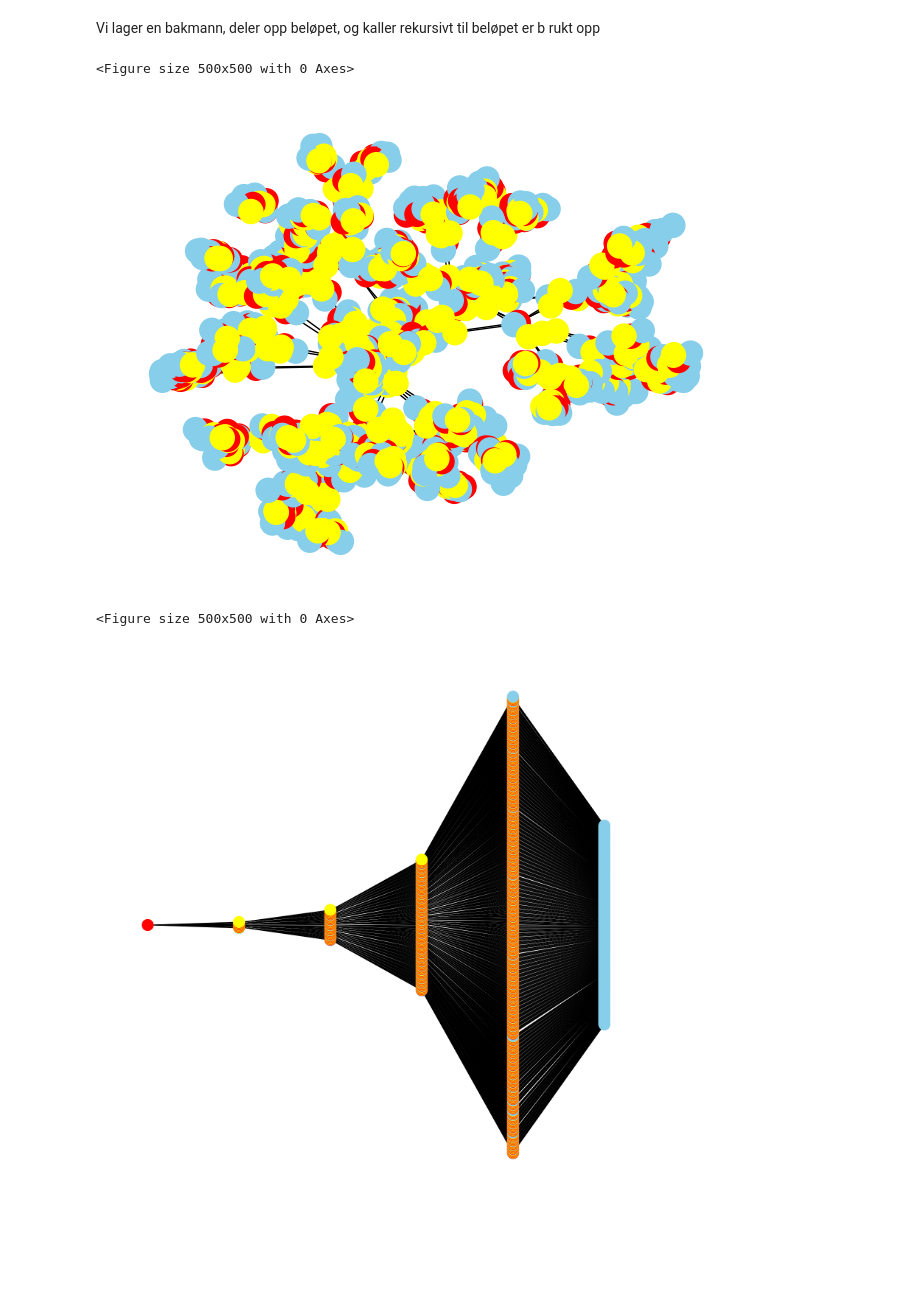
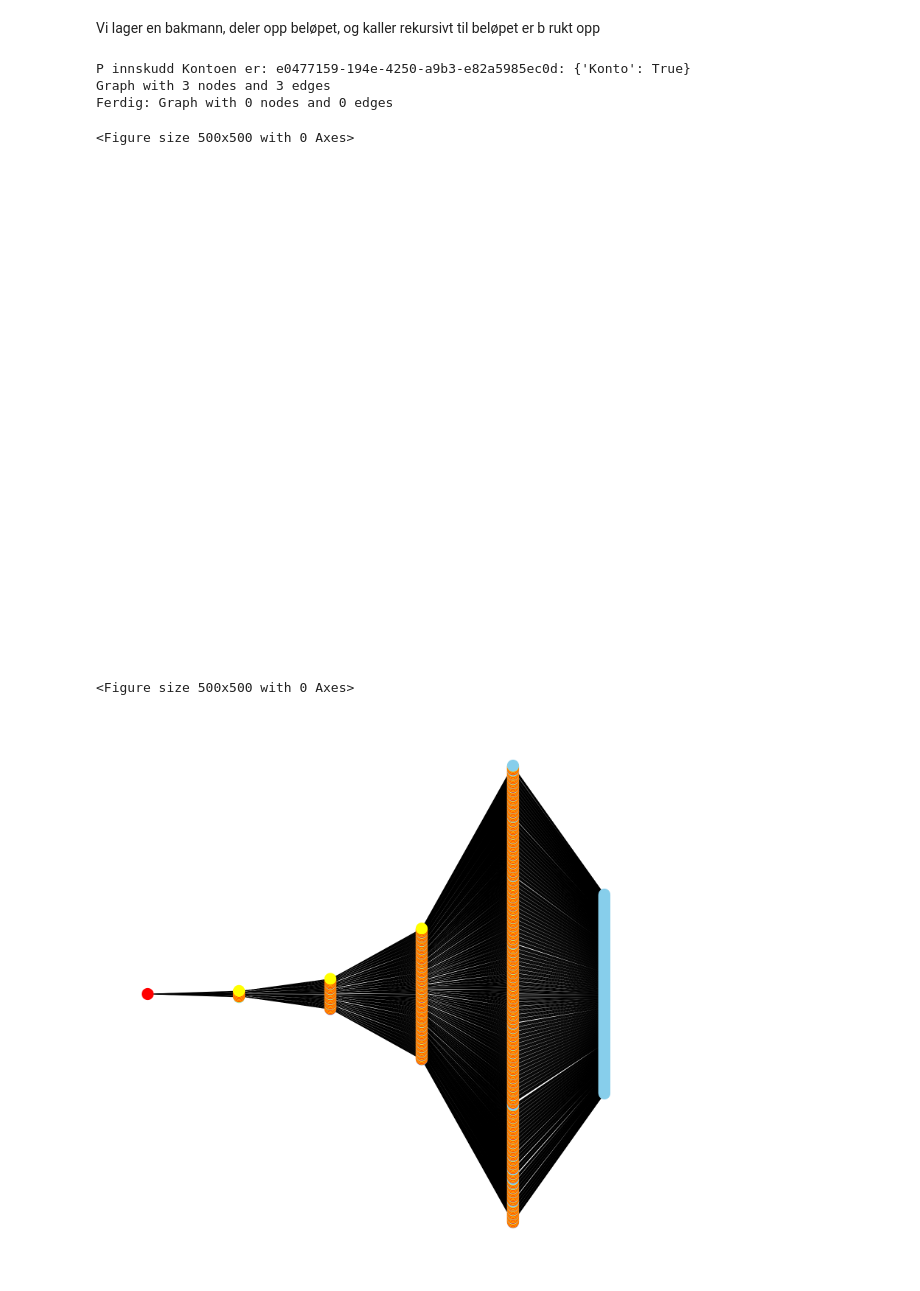
Before and after one commit to Tage-Politi/grafdag-2026, a Jupyter notebook: økonomisk.ipynb, the cells around one changed output. Drawn from its saved outputs; the diff is of its cells as text; code cells hidden in the pictures; blank space fills up the shorter version.

Commit message:
Ferdig med ny modell.

```diff
--- a/økonomisk.ipynb
+++ b/økonomisk.ipynb
@@ -140,21 +184,23 @@ def person_uttak(G, person, beløp, tidspunkt):
                Uttak = True,
                Beløp=beløp,
                Tidspunkt = tidspunkt.isoformat())
-    # Knytt transaksjonen til sendende konto
-    G.add_edge(kto, transId, Fra=True)
+    # Knytt transaksjonen til kontoen
+    G.add_edge(kto, transId, Uttak=True)
     # Knytt transaksjonen til eieren
     G.add_edge(transId, person, Uttak=True)
 
     return transId
 #
 # %%
-# En person setter inn penger på en konto
+# En person setter inn penger på sin konto
 def person_innskudd(G, person, beløp, tidspunkt):
+    assert person in G
+
     # Finn kontoen
     kto = None
     for u, v, attr in G.edges(person, data=True):
         if "Kontoeier" in attr:
-            # Dette er linken til kontoen
+            # Dette er kontoen
             kto = v
             break
         #
@@ -168,10 +214,10 @@ def person_innskudd(G, person, beløp, tidspunkt):
                Innskudd = True,
                Beløp=beløp,
                Tidspunkt = tidspunkt.isoformat())
-    # Knytt transaksjonen til sendende konto
-    G.add_edge(kto, transId, Fra=True)
+    # Knytt transaksjonen til mottakende konto
+    G.add_edge(kto, transId, Innskudd=True)
     # Knytt transaksjonen til eieren
-    G.add_edge(transId, person, Uttak=True)
+    G.add_edge(transId, person, Innskudd=True)
 
     return transId
 #
@@ -477,50 +502,46 @@ Vi lager en bakmann, deler opp beløpet, og kaller rekursivt til beløpet er b r
 # %%
 
 def lag_deling_av_utbyttet(G, beløp):
-
-    bakmann, bak_kto = lag_person_konto(G, "Bakmann")
-    # Hen setter inn penger
-    innskuddet = str(uuid.uuid4())
+    bakmann, b_uid, b_kto= lag_person_konto("Bakmann")
+    G = nx.compose(G, bakmann)
     nå = datetime.now()
-    G.add_node(innskuddet,
-               transaksjon = True,
-               innskuddet = True,
-               beløp = beløp,
-               tidspunkt = nå.isoformat())
-    G.add_edge(innskuddet, bak_kto, transaksjon=True)
-    G.add_edge(innskuddet, bakmann, transaksjon=True, innskudd=True)
+    person_innskudd(G, b_uid, beløp, nå)
     senere = nå + timedelta(hours=random.random())
-    del_utbyttet(G, bakmann, beløp, senere)
-    return bakmann
+    del_utbyttet(G, b_uid, beløp, senere)
 #
 # %%
+# Send inn en tom graf
 G = nx.Graph()
-bakmann = lag_deling_av_utbyttet(G, 1000000)
+lag_deling_av_utbyttet(G, 1000000)
+print(f"Ferdig: {G}")
 #pos = nx.spring_layout(G)  # Be nodene spre seg utover så godt de kan
 #nx.draw(G, with_labels=False, node_color=node_farge, node_size=300)
 #plt.figure(figsize=(5,5))
 
 # Tegne
 node_farge = []
 for n,d in G.nodes(data=True):
     if "person" in d:
         node_farge += ["red"]
     elif "konto" in d:
         node_farge += ["skyblue"]
     elif "transaksjon" in d:
         node_farge += ["yellow"]
     else:
         node_farge += ["green"] # Bør ikke være noen
     #
 #
 
 pos = nx.spring_layout(G)  # Be nodene spre seg utover så godt de kan
 nx.draw(G, with_labels=False, node_color=node_farge, node_size=300)
 plt.figure(figsize=(5,5))
 # %% [output]
-<Figure size 500x500 with 0 Axes>
+P innskudd Kontoen er: e0477159-194e-4250-a9b3-e82a5985ec0d: {'Konto': True}
+Graph with 3 nodes and 3 edges
+Ferdig: Graph with 0 nodes and 0 edges
+<Figure size 500x500 with 0 Axes>
-[figure, old version]
+[figure, new version]
-<Figure size 500x500 with 0 Axes>
+<Figure size 500x500 with 0 Axes>
 # %%
 # Tegne som et tre
 
```
Also changed, not shown: parts of 4 cells of this notebook.
